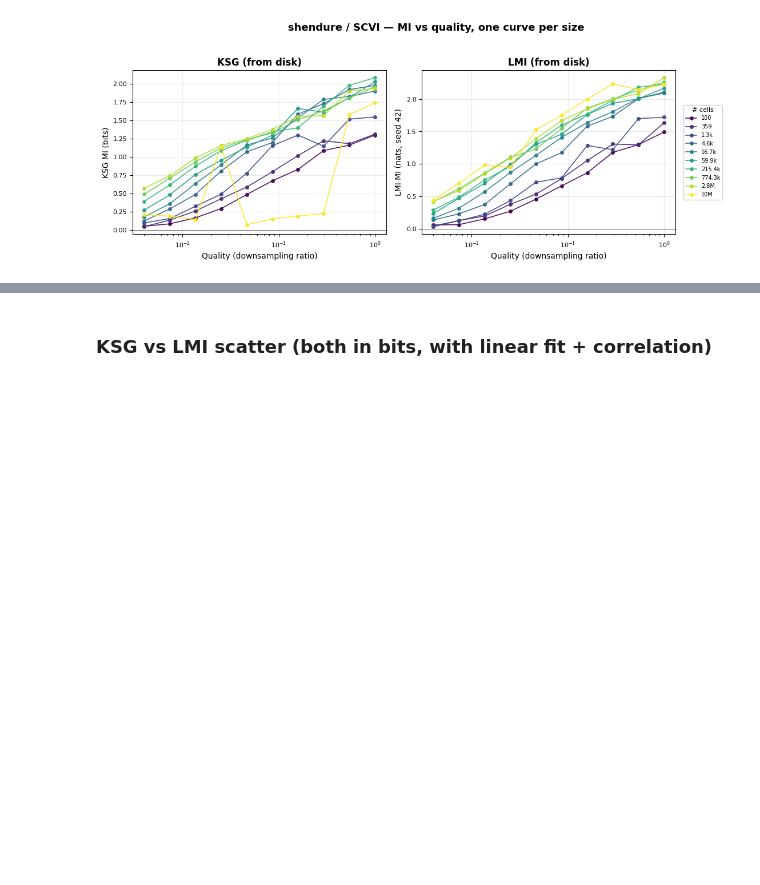
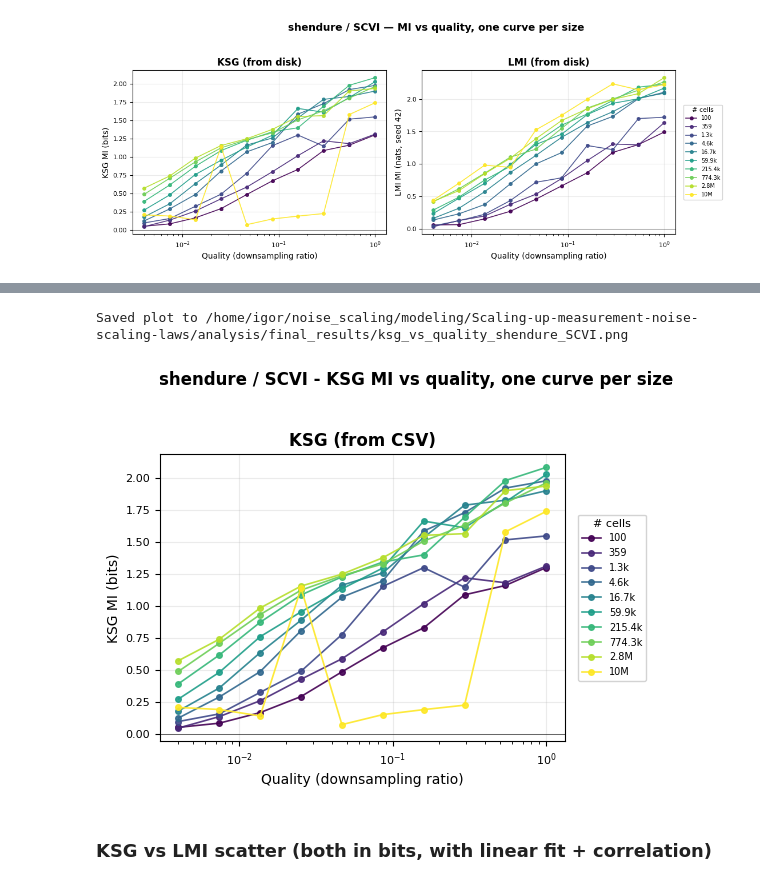
Before and after one commit to igor-sadalski/Scaling-up-measurement-noise-scaling-laws, a Jupyter notebook: analysis/2026-04-20_10-49_plotting_ksg_scaling_curves.ipynb, the cells around one changed output, grey strips where cells are left out. Drawn from its saved outputs; the diff is of its cells as text; code cells hidden in the pictures; blank space fills up the shorter version.

```diff
--- a/analysis/2026-04-20_10-49_plotting_ksg_scaling_curves.ipynb
+++ b/analysis/2026-04-20_10-49_plotting_ksg_scaling_curves.ipynb
@@ -169,12 +169,16 @@ plt.show()
 # %% [output]
 [figure]
 # %%
-# Save left-panel data (KSG bits vs quality, one row per (size, quality)) to CSV.
-FINAL_RESULTS_DIR = Path('/home/igor/noise_scaling/Scaling-up-measurement-noise-scaling-laws/analysis/final_results')
+# Save left-panel data (KSG bits vs quality) to CSV.
+# Schema: probe, dataset, algo, quality, size, mi_bits  (one row per (size, quality)).
+FINAL_RESULTS_DIR = Path('/home/igor/noise_scaling/modeling/Scaling-up-measurement-noise-scaling-laws/analysis/final_results')
 FINAL_RESULTS_DIR.mkdir(parents=True, exist_ok=True)
 
 ksg_csv_path = FINAL_RESULTS_DIR / f'ksg_vs_quality_{DATASET}_{ALGO}.csv'
-ksg_left_df = (df[['dataset', 'algorithm', 'signal', 'size', 'quality', 'ksg_bits']]
+ksg_left_df = (df[['dataset', 'algorithm', 'size', 'quality', 'ksg_bits']]
+               .rename(columns={'algorithm': 'algo', 'ksg_bits': 'mi_bits'})
+               .assign(probe='ksg')
+               [['probe', 'dataset', 'algo', 'quality', 'size', 'mi_bits']]
                .sort_values(['size', 'quality'])
                .reset_index(drop=True))
 ksg_left_df.to_csv(ksg_csv_path, index=False)
@@ -183,3 +195,56 @@ ksg_left_df.head()
+# %%
+# Reload the saved CSV and reproduce the left-panel plot (KSG bits vs quality, one line per size).
+# Uses only the columns: probe, dataset, algo, quality, size, mi_bits.
+# Saves the figure next to the CSV (same stem, .png).
+import matplotlib.pyplot as plt
+import matplotlib.colors as mcolors
+import pandas as pd
+
+csv_df = pd.read_csv(ksg_csv_path)
+csv_df = csv_df[(csv_df['probe'] == 'ksg') &
+                (csv_df['dataset'] == DATASET) &
+                (csv_df['algo'] == ALGO)].copy()
+
+def _fmt_size(sz):
+    if sz >= 1_000_000:
+        return f'{sz/1_000_000:.0f}M' if sz % 1_000_000 == 0 else f'{sz/1_000_000:.1f}M'
+    if sz >= 1_000:
+        return f'{sz/1_000:.0f}k' if sz % 1_000 == 0 else f'{sz/1_000:.1f}k'
+    return str(sz)
+
+fig, ax = plt.subplots(figsize=(6.5, 4.4))
+cmap = plt.cm.viridis
+sizes_sorted = sorted(csv_df['size'].unique())
+norm = mcolors.LogNorm(vmin=min(sizes_sorted), vmax=max(sizes_sorted))
+
+for s in sizes_sorted:
+    sub = csv_df[csv_df['size'] == s].sort_values('quality')
+    color = cmap(norm(s))
+    ax.plot(sub['quality'], sub['mi_bits'], marker='o', markersize=4,
+            linewidth=1.2, color=color, alpha=0.9, label=_fmt_size(s))
+
+ax.set_xscale('log')
+ax.set_xlabel('Quality (downsampling ratio)', fontsize=10)
+ax.set_ylabel('KSG MI (bits)', fontsize=10)
+ax.set_title('KSG (from CSV)', fontsize=12, fontweight='bold')
+ax.axhline(0, color='k', lw=0.4)
+ax.grid(alpha=0.25)
+ax.tick_params(labelsize=8)
+ax.legend(title='# cells', fontsize=7, title_fontsize=8,
+          loc='center left', bbox_to_anchor=(1.02, 0.5),
+          frameon=True, framealpha=0.85)
+
+fig.suptitle(f'{DATASET} / {ALGO} - KSG MI vs quality, one curve per size',
+             fontsize=12, fontweight='bold')
+fig.tight_layout(rect=[0, 0, 0.88, 0.95])
+
+plot_path = ksg_csv_path.with_suffix('.png')
+fig.savefig(plot_path, dpi=200, bbox_inches='tight')
+print(f'Saved plot to {plot_path}')
+plt.show()
+# %% [output]
+Saved plot to /home/igor/noise_scaling/modeling/Scaling-up-measurement-noise-scaling-laws/analysis/final_results/ksg_vs_quality_shendure_SCVI.png
+[figure, added]
 # %% [markdown]
 ### KSG vs LMI scatter (both in bits, with linear fit + correlation)
 # %%
```
Also changed, not shown: parts of 1 cell of this notebook, 11 other files.
